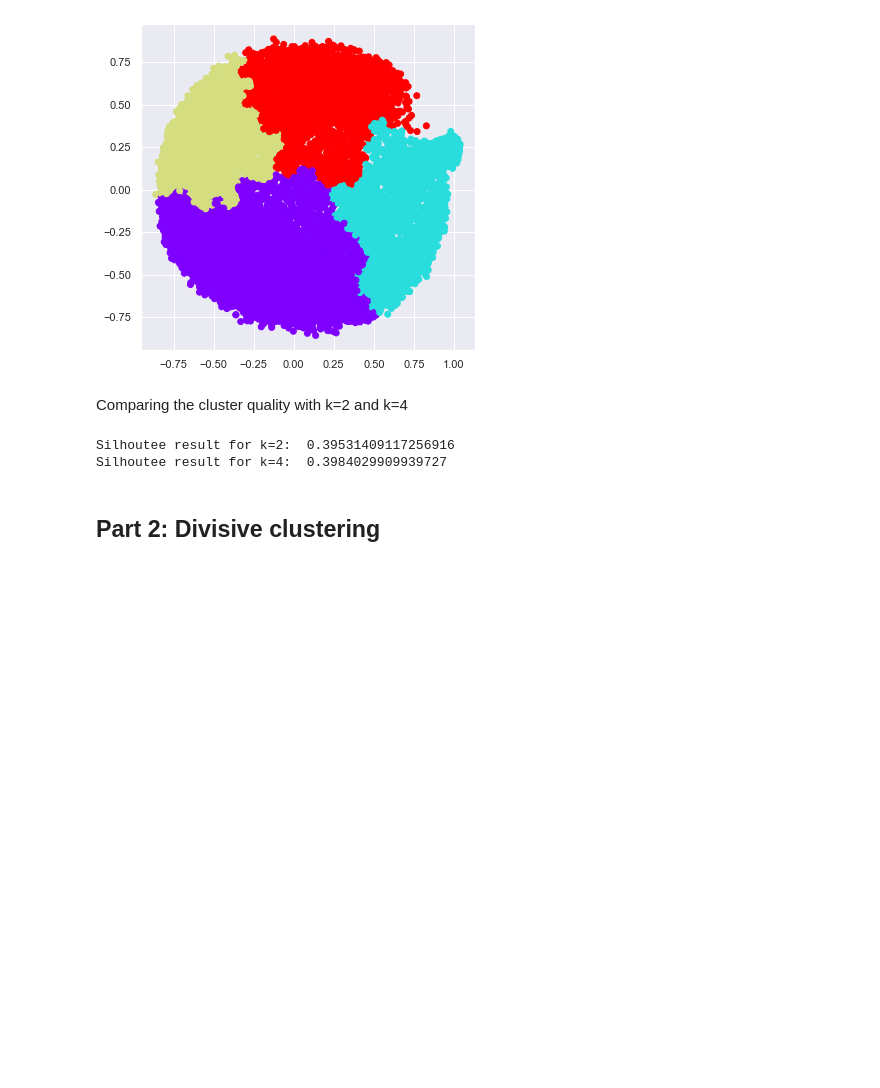
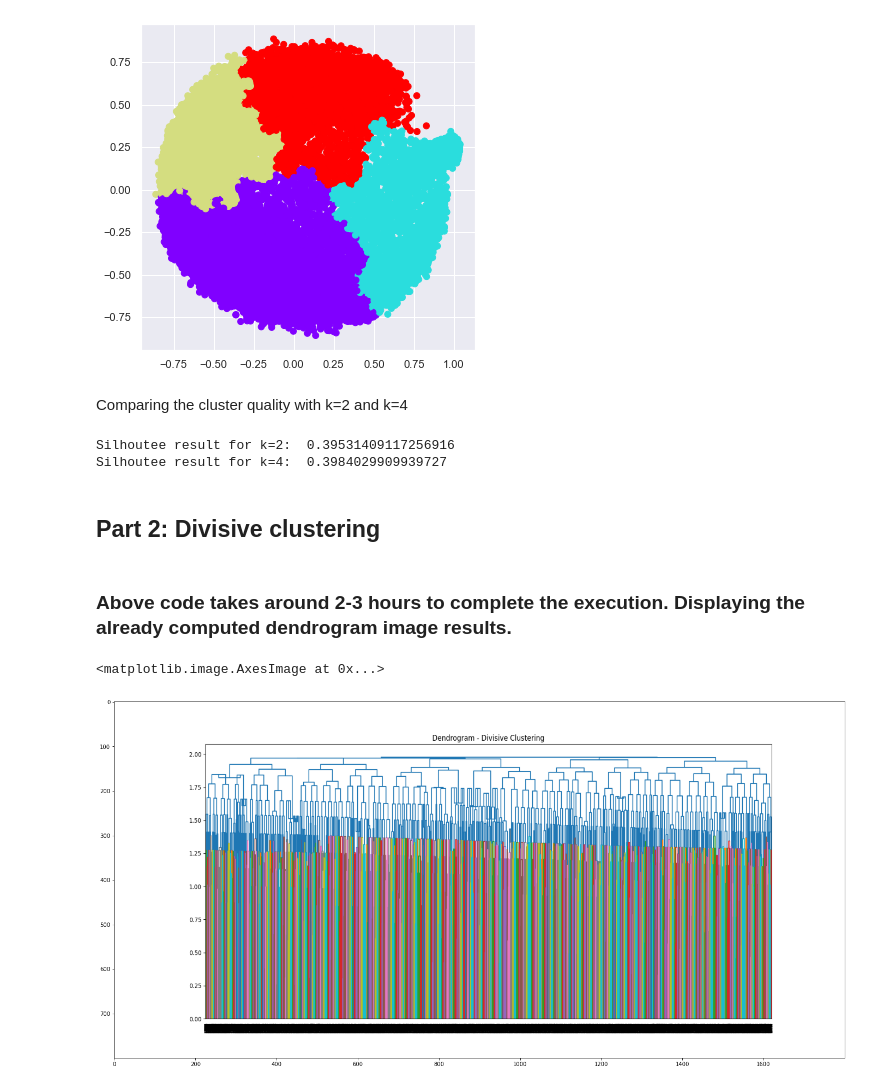
Before and after one commit to NeelMishra/Clustering-Analysis, a Jupyter notebook: Code/Question_3.ipynb, the cells around one changed output. Cells and saved outputs as stored; diff of their text form; code cells hidden in the pictures; blank space fills up the shorter version.

Commit message:
added divisive code in Q3 and dendrogram_divisive

```diff
--- a/Code/Question_3.ipynb
+++ b/Code/Question_3.ipynb
@@ -96,0 +319,12 @@ Silhoutee result for k=4:  0.3984029909939727
+# %% [markdown]
+### Above code takes around 2-3 hours to complete the execution. Displaying the already computed dendrogram image results.
+# %%
+# reading png image file
+im = img.imread('dendrogram_divisive.png')
+
+# show image
+fig, ax = plt.subplots(figsize=(24, 12))
+ax.imshow(im, aspect='auto')
+# %% [output]
+<matplotlib.image.AxesImage at 0x...>
+[figure, added]
```
Also changed, not shown: parts of 4 cells of this notebook, 1 other file.
